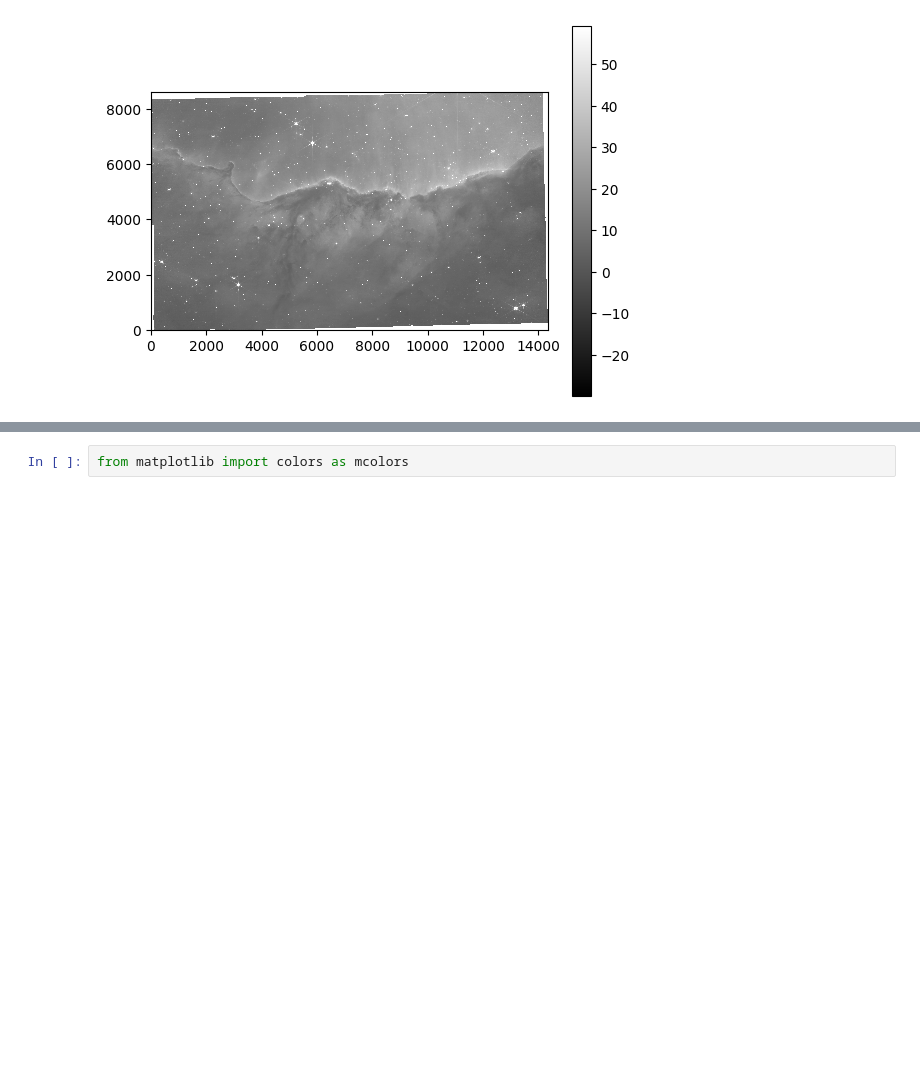
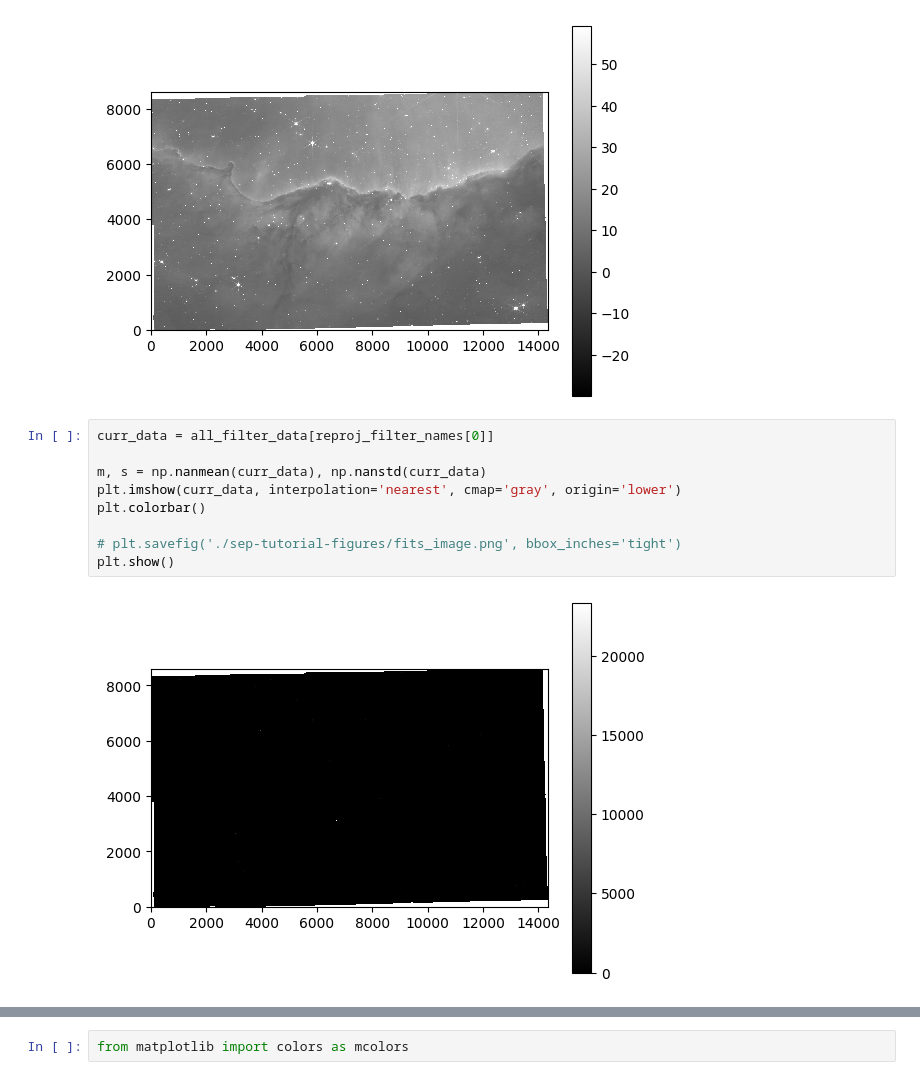
Before and after one commit to djlouie/astr19-final-project, a Jupyter notebook: sep_nircam_ncg3324.ipynb, the cells around one changed output, grey strips where cells are left out. Cells and saved outputs as stored; diff of their text form; blank space fills up the shorter version.

```diff
--- a/sep_nircam_ncg3324.ipynb
+++ b/sep_nircam_ncg3324.ipynb
@@ -479,4 +479,15 @@ plt.colorbar()
 plt.show()
 # %% [output]
 [figure]
+# %%
+curr_data = all_filter_data[reproj_filter_names[0]]
+
+m, s = np.nanmean(curr_data), np.nanstd(curr_data)
+plt.imshow(curr_data, interpolation='nearest', cmap='gray', origin='lower')
+plt.colorbar()
+
+# plt.savefig('./sep-tutorial-figures/fits_image.png', bbox_inches='tight')
+plt.show()
+# %% [output]
+[figure, added]
 # %%
```
Also changed, not shown: parts of 20 cells of this notebook.
